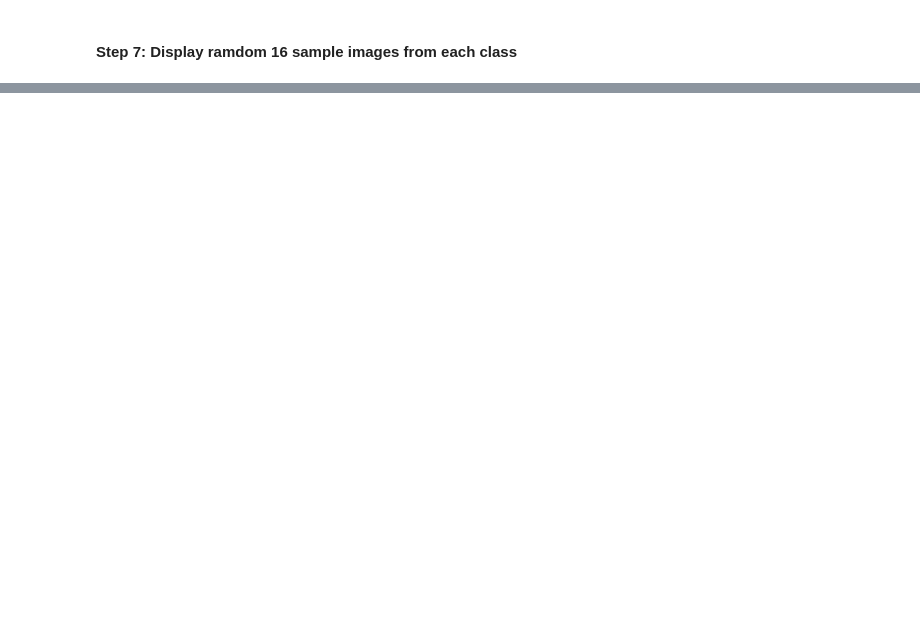
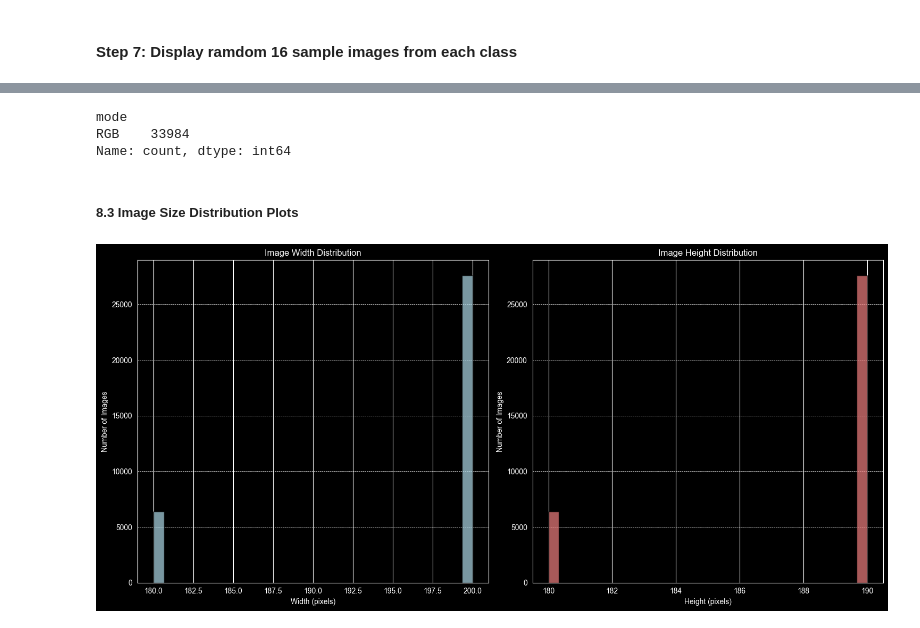
Before and after one commit to OGGary1996/Augmented_AlzheimerMRI_Classification, a Jupyter notebook: DataDistributionAnalysis.ipynb, the cells around one changed output, grey strips where cells are left out. Cells and saved outputs as stored; diff of their text form; code cells hidden in the pictures; blank space fills up the shorter version.

```diff
--- a/DataDistributionAnalysis.ipynb
+++ b/DataDistributionAnalysis.ipynb
@@ -158,0 +169,22 @@ plt.show()
+# %%
+# Copy the original dataframe
+df_size = df.copy()
+# Initialize lists to store image properties
+widths = []
+heights = []
+modes = []
+
+# Iterate through each image and collect properties
+for img_path in df_size["file_path"]:
+    with Image.open(img_path) as img:
+        width, height = img.size # return (width, height)
+        mode = img.mode # return image mode
+        widths.append(width)
+        heights.append(height)
+        modes.append(mode)
+
+# Add properties to the dataframe
+df_size["width"] = widths
+df_size["height"] = heights
+df_size["mode"] = modes
+df_size.head(10)
@@ -158,0 +233,27 @@ plt.show()
+# %%
+mode_counts = df_size["mode"].value_counts()
+mode_counts
+# %% [output]
+mode
+RGB    33984
+Name: count, dtype: int64
+# %% [markdown]
+##### 8.3 Image Size Distribution Plots
+# %%
+fig, axes = plt.subplots(1,2, figsize=(15,7))
+# Width Distribution
+axes[0].hist(df_size["width"], bins=30, color="lightblue", edgecolor='black', alpha=0.7)
+axes[0].set_title("Image Width Distribution")
+axes[0].set_xlabel("Width (pixels)")
+axes[0].set_ylabel("Number of Images")
+axes[0].grid(axis='y', linestyle='--', linewidth=0.5)
+# Height Distribution
+axes[1].hist(df_size["height"], bins=30, color="lightcoral", edgecolor='black', alpha=0.7)
+axes[1].set_title("Image Height Distribution")
+axes[1].set_xlabel("Height (pixels)")
+axes[1].set_ylabel("Number of Images")
+axes[1].grid(axis='y', linestyle='--', linewidth=0.5)
+plt.tight_layout()
+plt.show()
+# %% [output]
+[figure, added]
```
Also changed, not shown: parts of 10 cells of this notebook.
